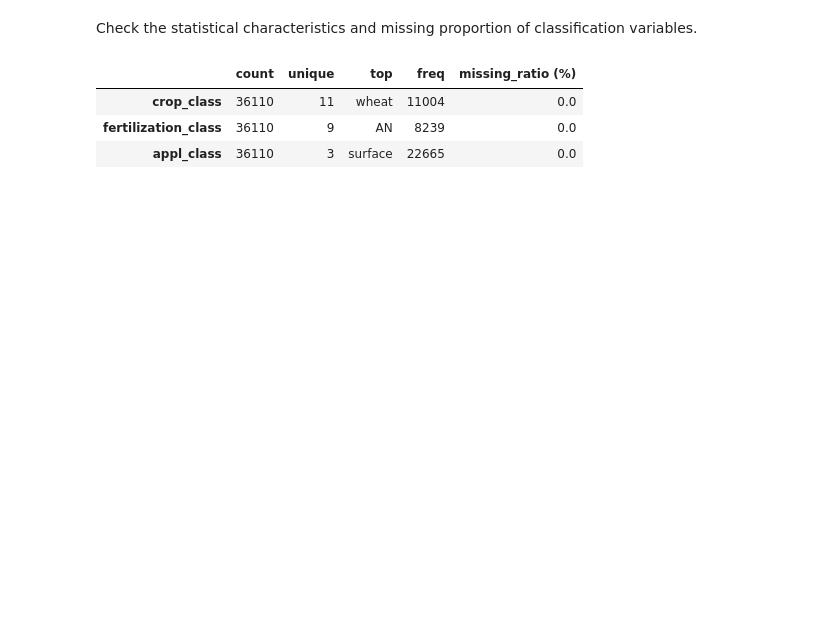
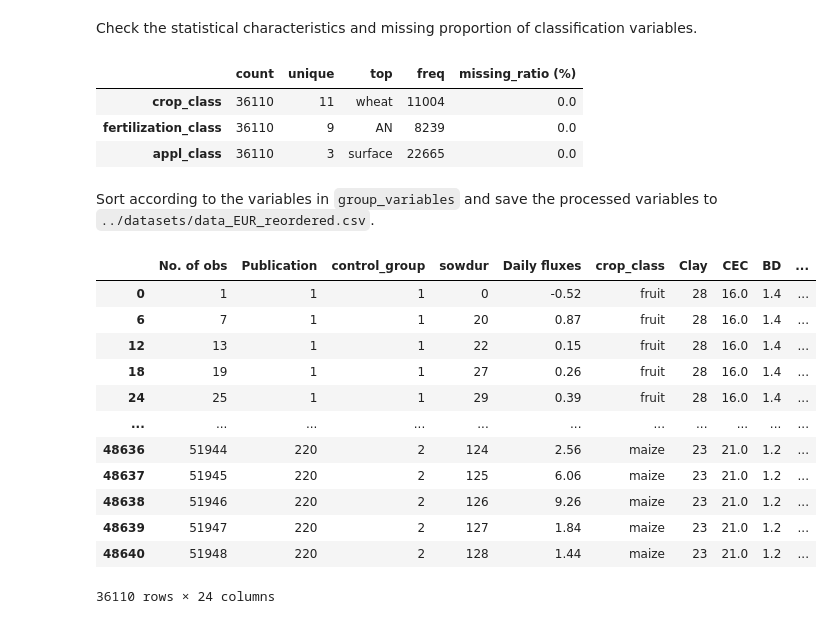
Before and after one commit to MorePeanuts/N2O-pred, a Jupyter notebook: notebooks/data_exploration.ipynb, the cells around one changed output. Saved outputs shown, nothing was run; the diff lists cells and outputs as text; code cells hidden in the pictures; blank space fills up the shorter version.

```diff
--- a/notebooks/data_exploration.ipynb
+++ b/notebooks/data_exploration.ipynb
@@ -216,3 +203,26 @@ classification_summary
 | crop_class | 36110 | 11 | wheat | 11004 | 0.0 |
 | fertilization_class | 36110 | 9 | AN | 8239 | 0.0 |
 | appl_class | 36110 | 3 | surface | 22665 | 0.0 |
+# %% [markdown]
+Sort according to the variables in `group_variables` and save the processed variables to `../datasets/data_EUR_reordered.csv`.
+# %%
+reordered_data = processed_data.sort_values(
+    by=list(group_variables.keys()-{'No. of obs'}),
+    ascending=True
+)
+reordered_data.to_csv('../datasets/data_EUR_reordered.csv')
+reordered_data
+# %% [output]
+|  | No. of obs | Publication | control_group | sowdur | Daily fluxes | crop_class | Clay | CEC | BD | ... |
+| 0 | 1 | 1 | 1 | 0 | -0.52 | fruit | 28 | 16.0 | 1.4 | ... |
+| 6 | 7 | 1 | 1 | 20 | 0.87 | fruit | 28 | 16.0 | 1.4 | ... |
+| 12 | 13 | 1 | 1 | 22 | 0.15 | fruit | 28 | 16.0 | 1.4 | ... |
+| 18 | 19 | 1 | 1 | 27 | 0.26 | fruit | 28 | 16.0 | 1.4 | ... |
+| 24 | 25 | 1 | 1 | 29 | 0.39 | fruit | 28 | 16.0 | 1.4 | ... |
+| ... | ... | ... | ... | ... | ... | ... | ... | ... | ... | ... |
+| 48636 | 51944 | 220 | 2 | 124 | 2.56 | maize | 23 | 21.0 | 1.2 | ... |
+| 48637 | 51945 | 220 | 2 | 125 | 6.06 | maize | 23 | 21.0 | 1.2 | ... |
+| 48638 | 51946 | 220 | 2 | 126 | 9.26 | maize | 23 | 21.0 | 1.2 | ... |
+| 48639 | 51947 | 220 | 2 | 127 | 1.84 | maize | 23 | 21.0 | 1.2 | ... |
+| 48640 | 51948 | 220 | 2 | 128 | 1.44 | maize | 23 | 21.0 | 1.2 | ... |
+36110 rows × 24 columns
```
Also changed, not shown: parts of 7 cells of this notebook, 6 other files.
